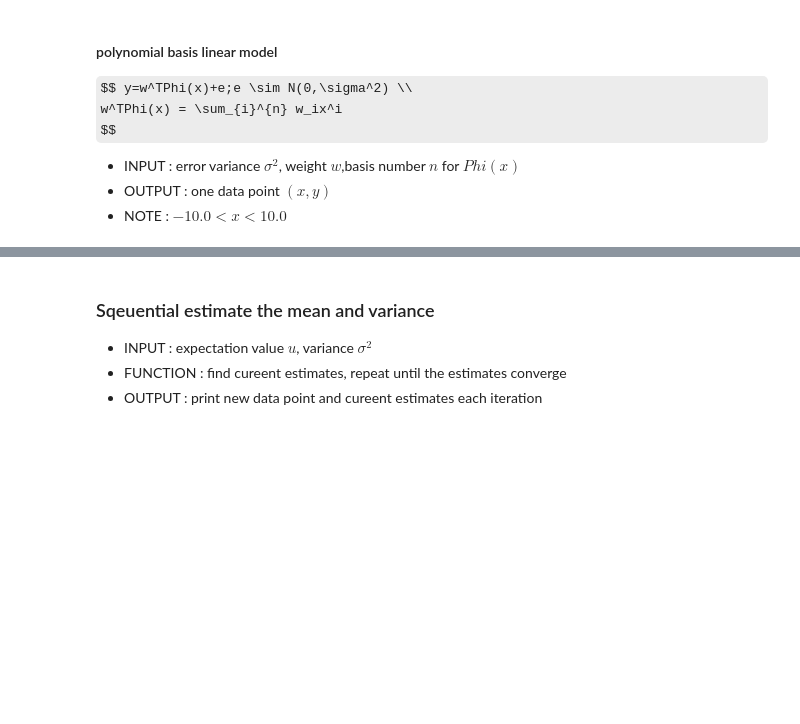
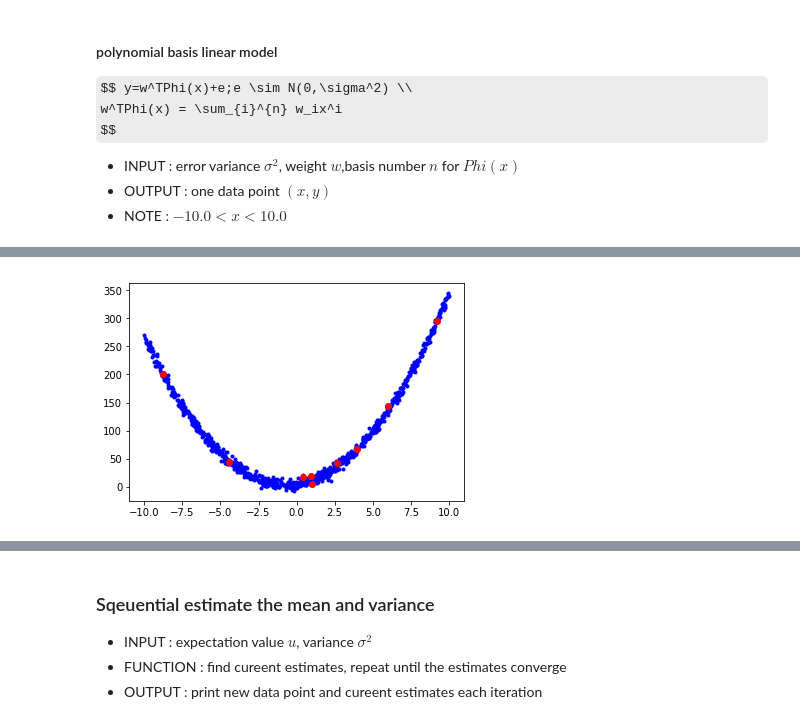
Before and after one commit to csielee/2018ML, a Jupyter notebook: HW3/HW3.ipynb, the cells around one changed output, grey strips where cells are left out. Cells and saved outputs as stored; diff of their text form; code cells hidden in the pictures; some formulas as TeX source; blank space fills up the shorter version.

```diff
--- a/HW3/HW3.ipynb
+++ b/HW3/HW3.ipynb
@@ -109,0 +110,34 @@ plt.show()
+# %%
+%%time
+from IPython.display import clear_output
+import time
+dg = PolynomialDataGenerator(n=3,v=10000,w=[0,1,0.01])
+point_count = 1000
+show_per_count = 10
+data_x = []
+data_y = []
+show_x = []
+show_y = []
+for datapoint in tmp:
+    x, y = datapoint
+
+    if point_count % show_per_count == 0:
+        plt.plot(data_x, data_y, 'b.')
+        plt.plot(show_x, show_y, 'ro')
+        plt.show()
+        #time.sleep(0.5)
+        data_x += show_x
+        show_x = []
+        data_y += show_y
+        show_y = []
+    else:
+        show_x.append(x)
+        show_y.append(y)
+
+    point_count -= 1
+    if point_count == 0:
+        break;
+    if point_count % show_per_count == 0:
+        clear_output(wait=True)
+# %% [output]
+[figure, added]
```
Also changed, not shown: parts of 3 cells of this notebook.
